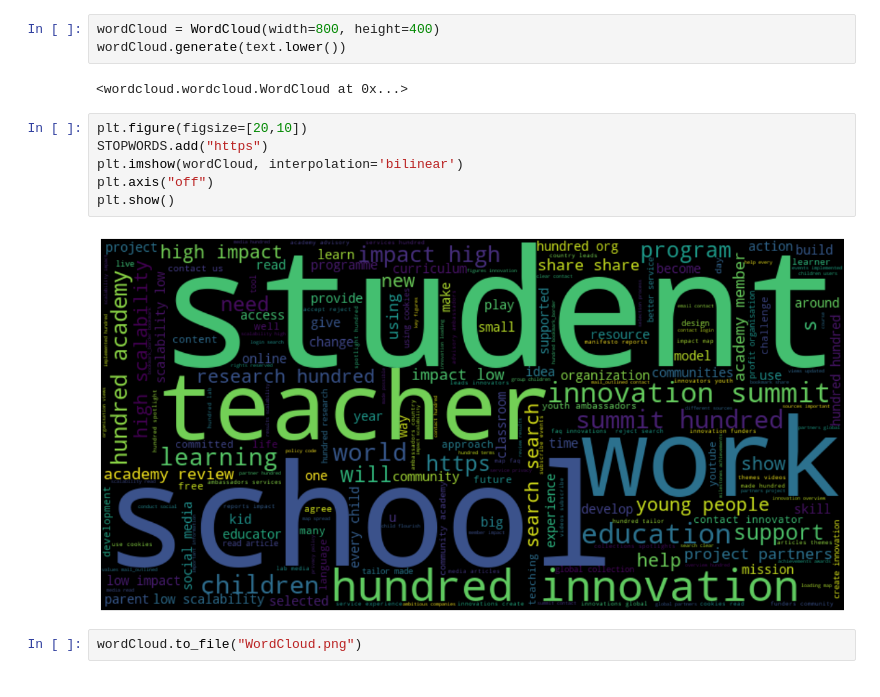
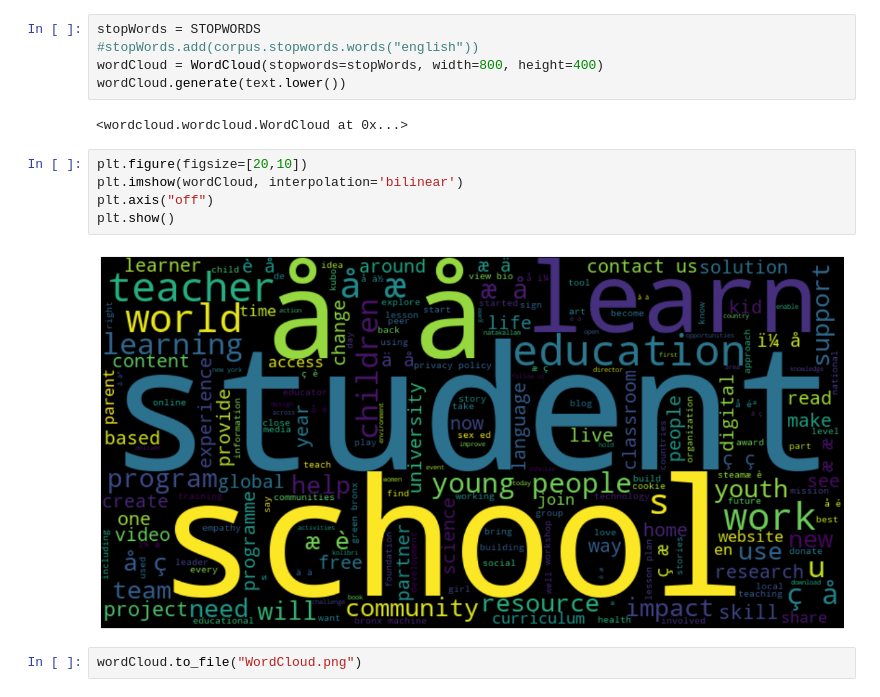
Before and after one commit to ayang3141/TwinOaks, a Jupyter notebook: HundredDataScraper.ipynb, the cells around one changed output. Saved outputs shown, nothing was run; the diff lists cells and outputs as text.

```diff
--- a/HundredDataScraper.ipynb
+++ b/HundredDataScraper.ipynb
@@ -62,16 +95,17 @@ for link in links:
 # %%
-wordCloud = WordCloud(width=800, height=400)
+stopWords = STOPWORDS
+#stopWords.add(corpus.stopwords.words("english"))
+wordCloud = WordCloud(stopwords=stopWords, width=800, height=400)
 wordCloud.generate(text.lower())
 # %% [output]
 <wordcloud.wordcloud.WordCloud at 0x...>
 # %%
 plt.figure(figsize=[20,10])
-STOPWORDS.add("https")
 plt.imshow(wordCloud, interpolation='bilinear')
 plt.axis("off")
 plt.show()
 # %% [output]
-[figure, old version]
+[figure, new version]
 # %%
 wordCloud.to_file("WordCloud.png")
 # %% [output]
```
Also changed, not shown: parts of 7 cells of this notebook, 1 other file.
